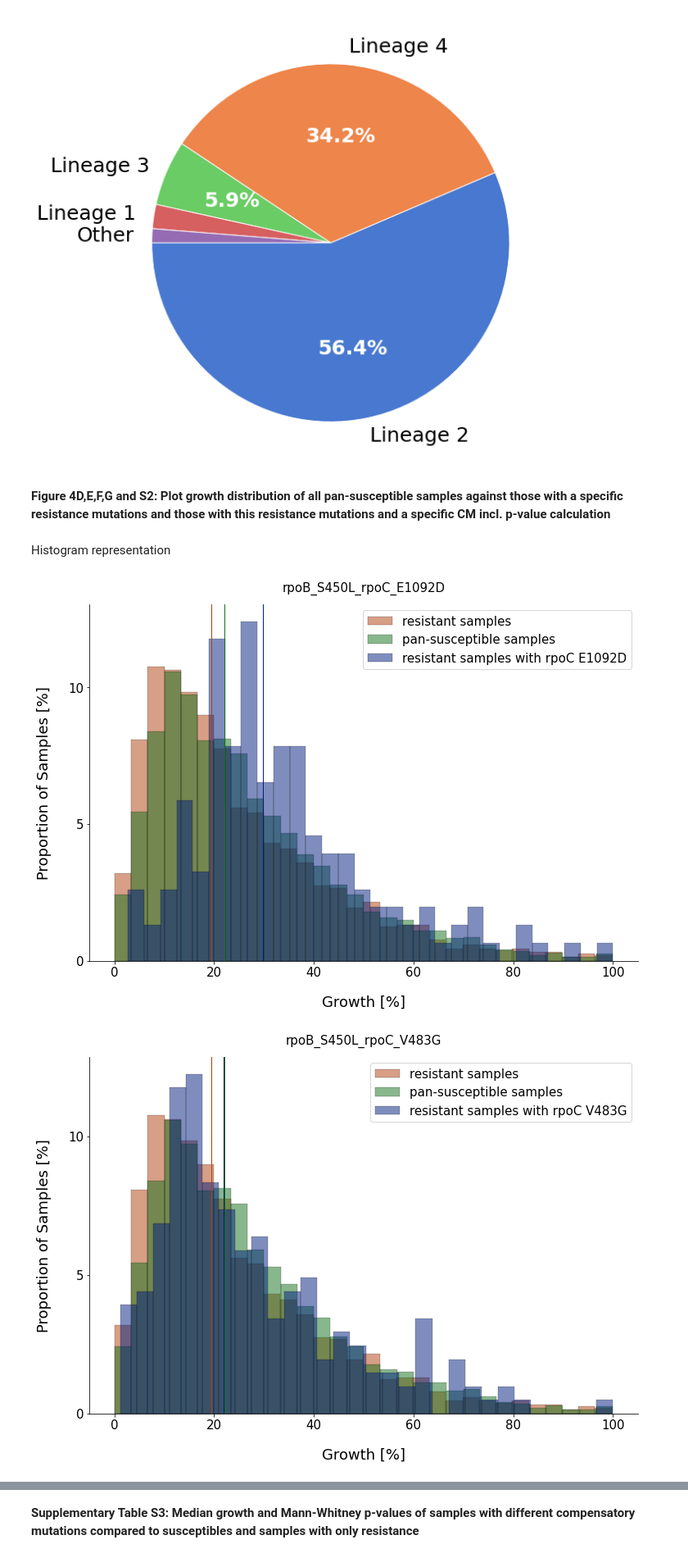
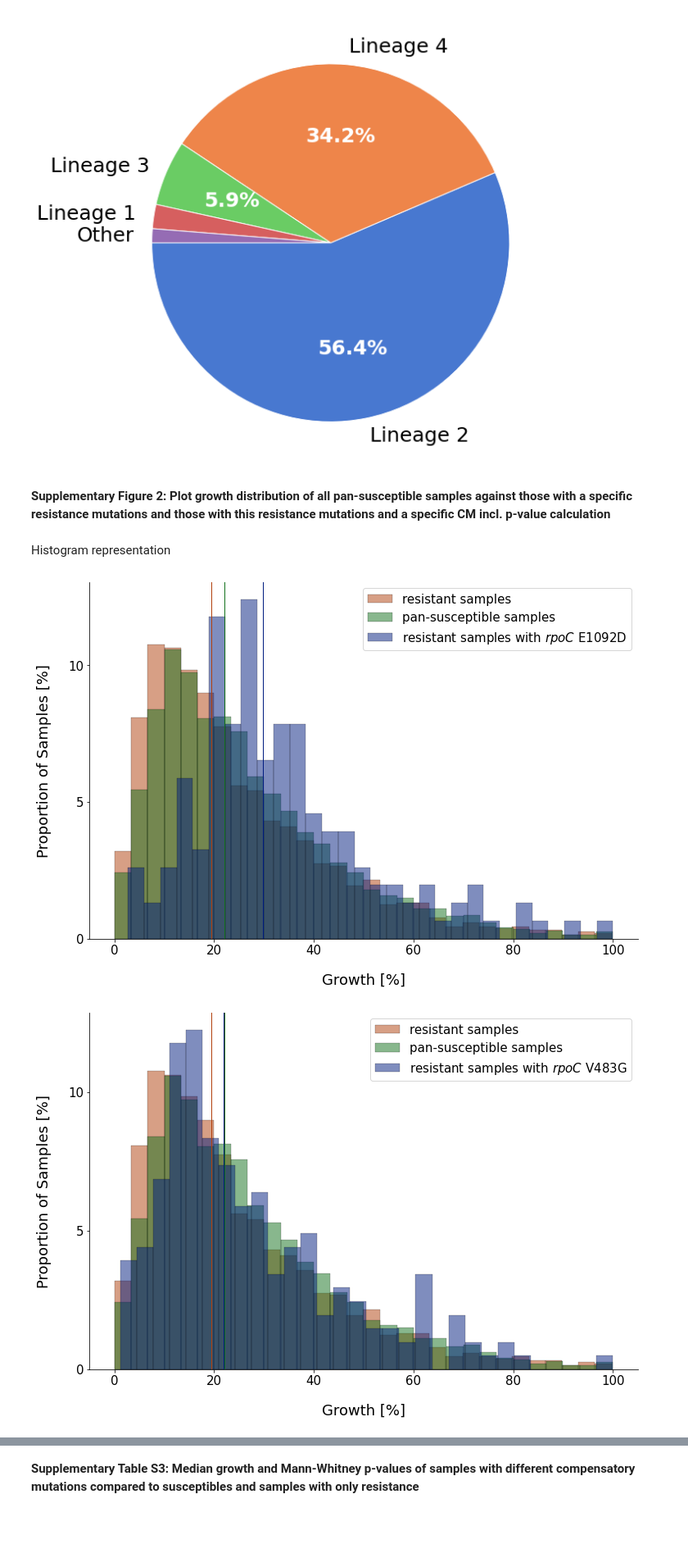
Before and after one commit to fowler-lab/tb-rnap-compensation, a Jupyter notebook: Recreate_figures_paper.ipynb, the cells around one changed output, grey strips where cells are left out. Shown at 82% size. Drawn from its saved outputs; the diff is of its cells as text; code cells hidden in the pictures; blank space fills up the shorter version.

Commit message:
cleaned up figure code

```diff
--- a/Recreate_figures_paper.ipynb
+++ b/Recreate_figures_paper.ipynb
@@ -242,7 +191,7 @@ susceptible.dropna(inplace = True)
 res_gene_mutations = EFFECTS.GENE_MUTATION.unique()
 
 #iterate through resistance mutations
-for res in res_gene_mutations:
+for res in tqdm(res_gene_mutations):
 
     #query for samples with resistance and only synonymous other mutations
     spec_res = MUTATIONS[(MUTATIONS.GENE_MUTATION == res) & (MUTATIONS.UNIQUEID.isin(only_query))].UNIQUEID
@@ -257,7 +206,6 @@ for res in res_gene_mutations:
 
     #calculate p-value
     stat, p = mannwhitneyu(resistant, susceptible)
-    print(res, p)
 
     #plot growth distributions below p-value cut-off
     if p < (0.05):
@@ -324,7 +269,7 @@ ax_box2.set_ylabel ('any resistance', fontsize = 18, labelpad = 20, rotation=0,
 axes = [ax_box3, ax_box4, ax_box5]
 i=0
 
-for res in res_gene_mutations:
+for res in tqdm(res_gene_mutations):
 
     #query for samples with resistance and only synonymous other mutations
     spec_res = MUTATIONS[(MUTATIONS.GENE_MUTATION == res) & (MUTATIONS.UNIQUEID.isin(only_query))].UNIQUEID
@@ -339,7 +284,6 @@ for res in res_gene_mutations:
 
     #calculate p-value
     stat, p = mannwhitneyu(resistant, susceptible)
-    print(res, p)
 
     #plot growth distributions below p-value cut-off
     if p < (0.05):
@@ -355,7 +299,7 @@ for res in res_gene_mutations:
                        rotation=0, horizontalalignment='right')
 
         #save p-value and median + CIs
-        stats.append([res, res_boot[0], res_boot[1][0], res_boot[1][1],
+        stats.append([res[0:4] + ' ' + res[5:], res_boot[0], res_boot[1][0], res_boot[1][1],
                       p, round(numpy.mean(resistant), 2), len(resistant)])
 
 #Despine plots
@@ -668,7 +604,7 @@ plt.tight_layout()
 # %% [output]
 [figure]
 # %% [markdown]
-**Figure 4D,E,F,G and S2: Plot growth distribution of all pan-susceptible samples against those with a specific resistance mutations and those with this resistance mutations and a specific CM incl. p-value calculation**
+**Supplementary Figure 2: Plot growth distribution of all pan-susceptible samples against those with a specific resistance mutations and those with this resistance mutations and a specific CM incl. p-value calculation**
 # %% [markdown]
 Histogram representation
 # %%
@@ -717,7 +653,7 @@ hit_samples = hit_samples.set_index('mutations')
 susceptible = PLATES[(PLATES.UNIQUEID.isin(pan_sus_samples.values.tolist()))].IM_POS_AVERAGE
 susceptible.dropna(inplace = True)
 
-for i, combination in enumerate(combinations):
+for i, combination in enumerate(tqdm(combinations)):
     res_CM_samples = hit_samples.loc[combination]
 
     #only include resistant samples with specific resistance mutation in combination
@@ -735,34 +671,34 @@ for i, combination in enumerate(combinations):
     #calculate p-values
     stat, p1 = mannwhitneyu(resistant, susceptible)
     stat, p2 = mannwhitneyu(resistant, resistant_CM)
     stat, p3 = mannwhitneyu(resistant_CM, susceptible)
 
     #plot growth distributions below p-value cut-off
     if p2 < (0.01):
 
         fig, ax = plt.subplots()
         ax.spines["top"].set_visible(False)
         ax.spines["right"].set_visible(False)
 
         fig.set_size_inches(12, 8)
 
         sns.histplot(data = resistant, label="resistant samples", color = colors[1], **hist_args)
         plt.axvline(resistant.median(), color = colors[1], linewidth = 1)
 
         sns.histplot(data = susceptible, label="pan-susceptible samples", color = colors[2], **hist_args)
         plt.axvline(susceptible.median(), color = colors[2], linewidth = 1)
 
-        sns.histplot(data = resistant_CM, label="resistant samples with " + combination[11:15] + ' ' + combination[16:], color = colors[0], **hist_args)
+        sns.histplot(data = resistant_CM, label="resistant samples with " + '$\it{rpoC}$' + ' ' + combination[16:], color = colors[0], **hist_args)
         plt.axvline(resistant_CM.median(), color = colors[0], linewidth = 1)
 
         plt.xlabel("Growth [%]", size = 18, labelpad = 20)
         plt.ylabel("Proportion of Samples [%]", size = 18, labelpad = 20)
 
         plt.xticks(fontsize = 15)
         plt.yticks(numpy.arange(0, 13, 5.0), fontsize = 15)
 
         plt.legend(loc = 'upper right', fontsize = 15)
-        plt.title(combination, fontsize = 15, pad = 15)
+        #plt.title(combination, fontsize = 15, pad = 15)
 # %% [output]
-[figure, old version]
+[figure, new version]
-[figure, old version]
+[figure, new version]
```
Also changed, not shown: parts of 21 cells of this notebook.
